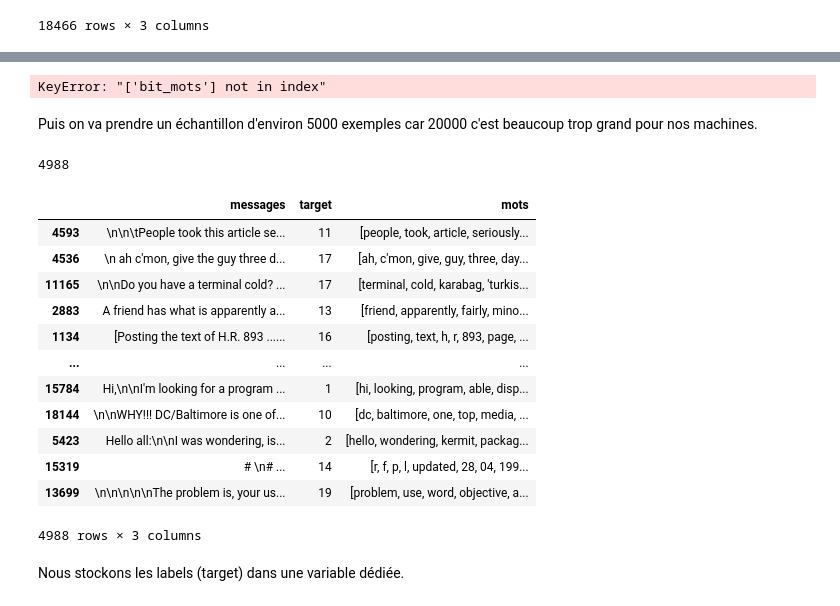
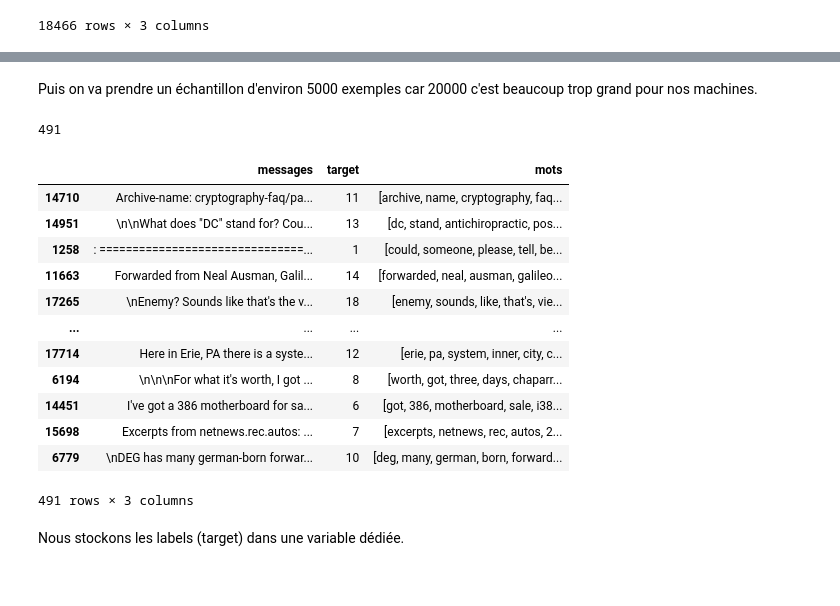
Before and after one commit to Ionys320/stats, a Jupyter notebook: projetTifenn.ipynb, the cells around one changed output, grey strips where cells are left out. Saved outputs shown, nothing was run; the diff lists cells and outputs as text; code cells hidden in the pictures.

```diff
--- a/projetTifenn.ipynb
+++ b/projetTifenn.ipynb
@@ -275,28 +261,24 @@ for i,word_list in enumerate(data["mots"]):
-# %%
-vec_data = data[["target", "bit_mots"]]
-# %% [output]
-KeyError: "['bit_mots'] not in index"
 # %% [markdown]
 Puis on va prendre un échantillon d'environ 5000 exemples car 20000 c'est beaucoup trop grand pour nos machines.
 # %%
-sampled_data = ut.sample_dataset(data, "target", 5000, seed=42)
+sampled_data = ut.sample_dataset(data, "target", 500, seed=42)
 print(len(sampled_data))
 sampled_data
 # %% [output]
-4988
+491
 |  | messages | target | mots |
-| 4593 | \n\n\tPeople took this article se... | 11 | [people, took, article, seriously... |
-| 4536 | \n ah c'mon, give the guy three d... | 17 | [ah, c'mon, give, guy, three, day... |
-| 11165 | \n\nDo you have a terminal cold? ... | 17 | [terminal, cold, karabag, 'turkis... |
-| 2883 | A friend has what is apparently a... | 13 | [friend, apparently, fairly, mino... |
-| 1134 | [Posting the text of H.R. 893 ...... | 16 | [posting, text, h, r, 893, page, ... |
+| 14710 | Archive-name: cryptography-faq/pa... | 11 | [archive, name, cryptography, faq... |
+| 14951 | \n\nWhat does "DC" stand for? Cou... | 13 | [dc, stand, antichiropractic, pos... |
+| 1258 | : ===============================... | 1 | [could, someone, please, tell, be... |
+| 11663 | Forwarded from Neal Ausman, Galil... | 14 | [forwarded, neal, ausman, galileo... |
+| 17265 | \nEnemy? Sounds like that's the v... | 18 | [enemy, sounds, like, that's, vie... |
 | ... | ... | ... | ... |
-| 15784 | Hi,\n\nI'm looking for a program ... | 1 | [hi, looking, program, able, disp... |
-| 18144 | \n\nWHY!!! DC/Baltimore is one of... | 10 | [dc, baltimore, one, top, media, ... |
-| 5423 | Hello all:\n\nI was wondering, is... | 2 | [hello, wondering, kermit, packag... |
-| 15319 | # \n# ... | 14 | [r, f, p, l, updated, 28, 04, 199... |
-| 13699 | \n\n\n\n\nThe problem is, your us... | 19 | [problem, use, word, objective, a... |
+| 17714 | Here in Erie, PA there is a syste... | 12 | [erie, pa, system, inner, city, c... |
+| 6194 | \n\n\nFor what it's worth, I got ... | 8 | [worth, got, three, days, chaparr... |
+| 14451 | I've got a 386 motherboard for sa... | 6 | [got, 386, motherboard, sale, i38... |
+| 15698 | Excerpts from netnews.rec.autos: ... | 7 | [excerpts, netnews, rec, autos, 2... |
+| 6779 | \nDEG has many german-born forwar... | 10 | [deg, many, german, born, forward... |
-4988 rows × 3 columns
+491 rows × 3 columns
 # %% [markdown]
 Nous stockons les labels (target) dans une variable dédiée.
 # %%
```
Also changed, not shown: parts of 9 cells of this notebook.
